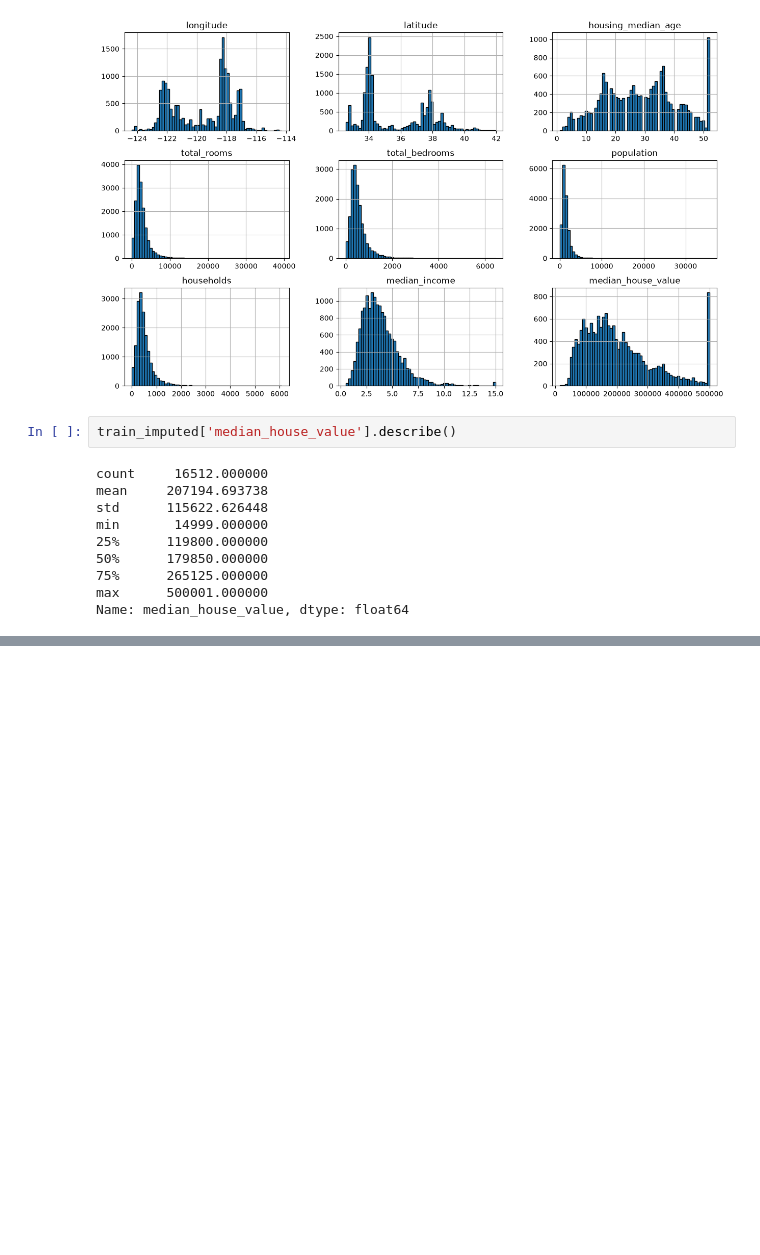
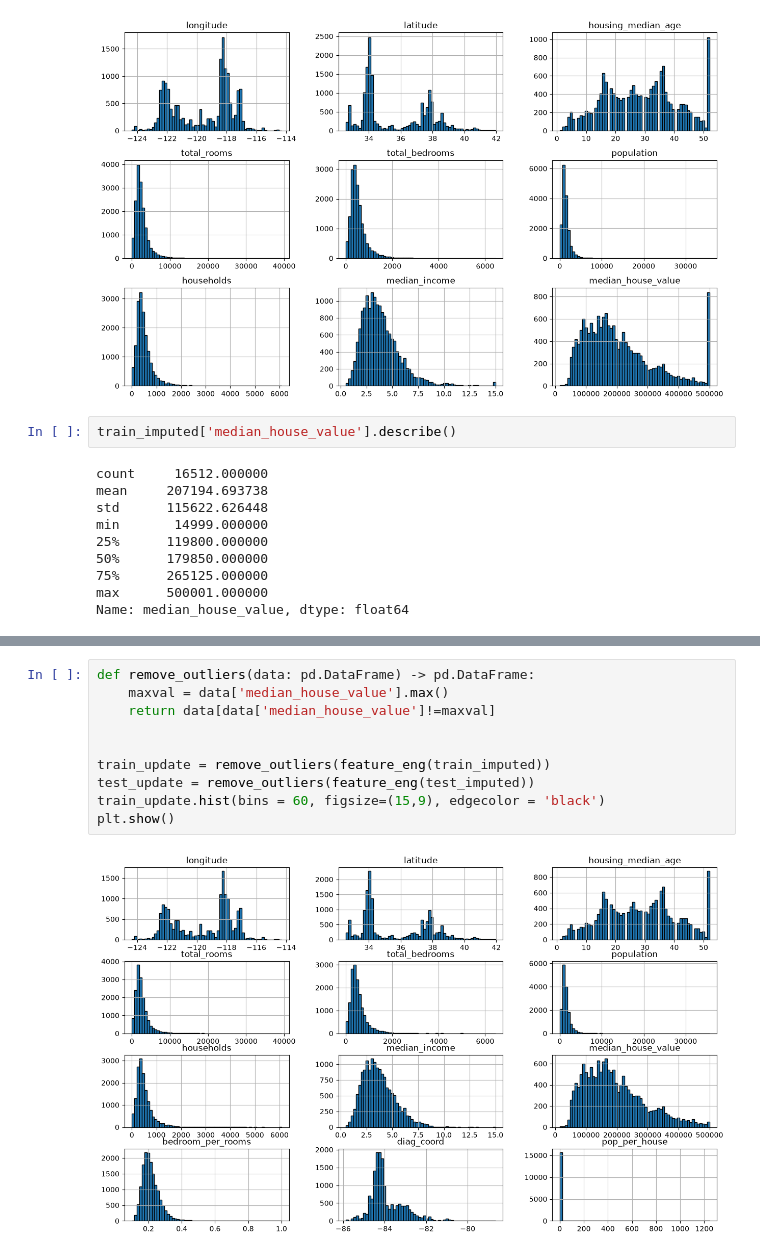
Before and after one commit to aqilfiras/California-Housing-Prices-Prediction, a Jupyter notebook: house_pricing_predictions.ipynb, the cells around one changed output, grey strips where cells are left out. Saved outputs shown, nothing was run; the diff lists cells and outputs as text; blank space fills up the shorter version.

```diff
--- a/house_pricing_predictions.ipynb
+++ b/house_pricing_predictions.ipynb
@@ -186,0 +188,12 @@ plot_geographic_features(
+# %%
+def remove_outliers(data: pd.DataFrame) -> pd.DataFrame:
+    maxval = data['median_house_value'].max()
+    return data[data['median_house_value']!=maxval]
+
+
+train_update = remove_outliers(feature_eng(train_imputed))
+test_update = remove_outliers(feature_eng(test_imputed))
+train_update.hist(bins = 60, figsize=(15,9), edgecolor = 'black')
+plt.show()
+# %% [output]
+[figure, added]
```
Also changed, not shown: parts of 12 cells of this notebook.
